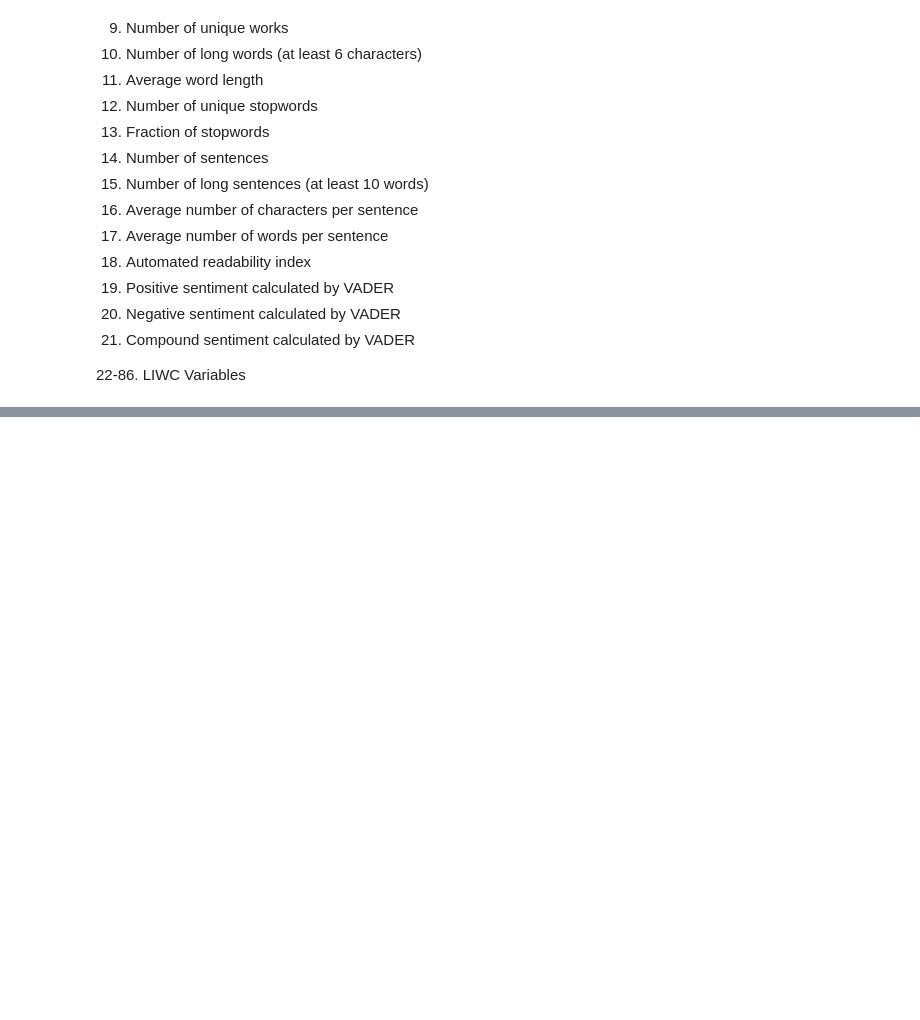
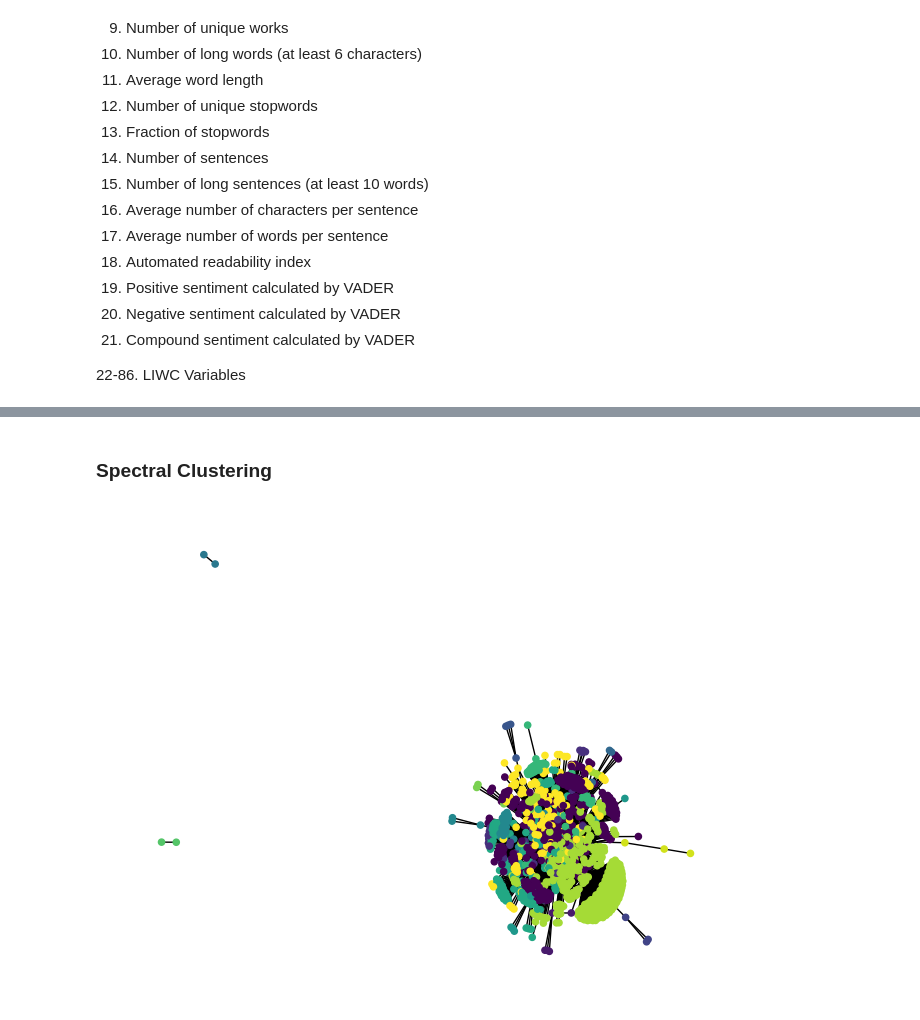
Before and after one commit to kehunter/stat236-subreddit-clustering, a Jupyter notebook: network_exploration.ipynb, the cells around one changed output, grey strips where cells are left out. Saved outputs shown, nothing was run; the diff lists cells and outputs as text; code cells hidden in the pictures; blank space fills up the shorter version.

```diff
--- a/network_exploration.ipynb
+++ b/network_exploration.ipynb
@@ -98,0 +143,20 @@ adj_matrix
+# %% [markdown]
+### Spectral Clustering
+# %%
+# PLOT SPECTRAL CLUSTERING
+undirected_G = G.to_undirected()
+A = nx.to_numpy_array(undirected_G)
+
+# Apply spectral clustering to undirected graph
+sc = SpectralClustering(n_clusters=16, affinity='precomputed', assign_labels='discretize')
+labels = sc.fit_predict(A)
+
+# Add labels to the graph nodes
+nx.set_node_attributes(undirected_G, dict(zip(undirected_G.nodes(), labels)), 'cluster')
+
+# Visualize the graph with clusters
+nx.draw(undirected_G, node_color=[c for c in labels],
+        with_labels=False,
+       node_size=20)
+# %% [output]
+[figure, added]
```
Also changed, not shown: parts of 10 cells of this notebook.
